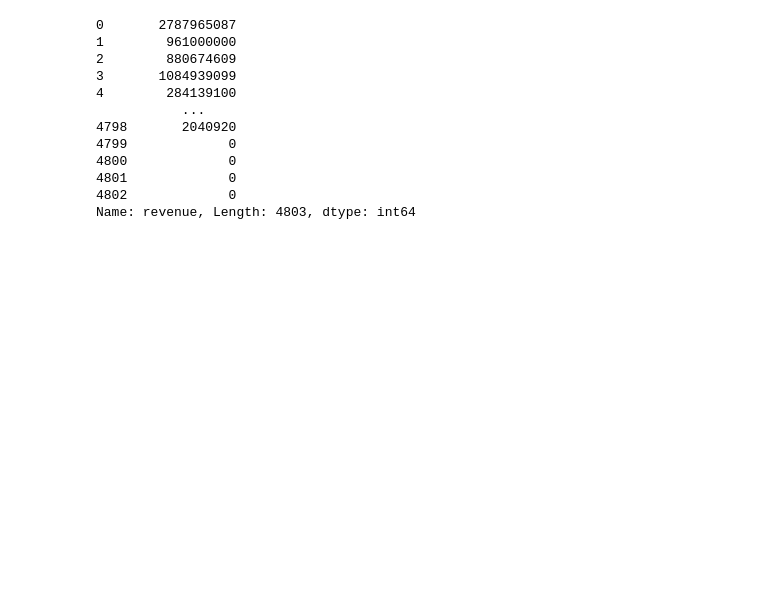
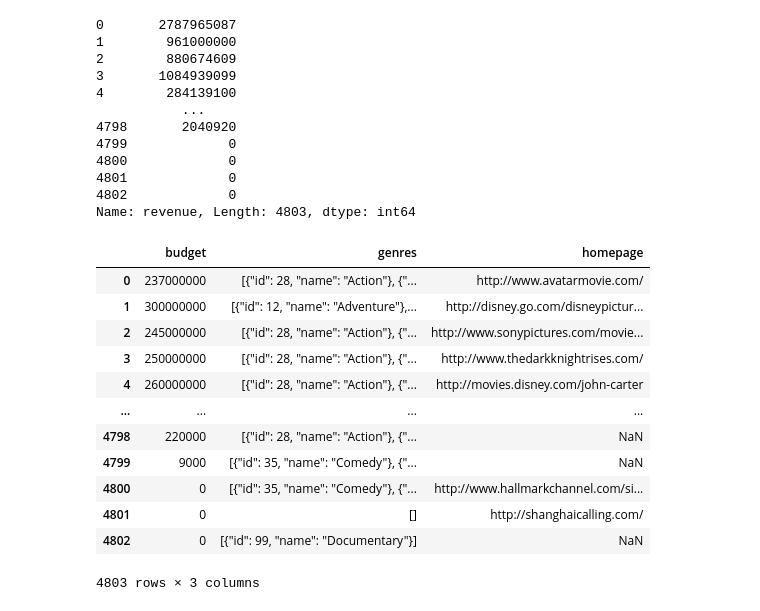
Before and after one commit to 0x31nose/python_tutorial_datascientistus, a Jupyter notebook: Pandas.ipynb, the cells around one changed output. Cells and saved outputs as stored; diff of their text form; code cells hidden in the pictures; blank space fills up the shorter version.

```diff
--- a/Pandas.ipynb
+++ b/Pandas.ipynb
@@ -196,3 +207,20 @@ df.revenue
 4801             0
 4802             0
 Name: revenue, Length: 4803, dtype: int64
+# %%
+# カラムをリストで渡すと任意の列を返してくれる
+df[['budget','genres','homepage']]
+# %% [output]
+|  | budget | genres | homepage |
+| 0 | 237000000 | [{"id": 28, "name": "Action"}, {"... | http://www.avatarmovie.com/ |
+| 1 | 300000000 | [{"id": 12, "name": "Adventure"},... | http://disney.go.com/disneypictur... |
+| 2 | 245000000 | [{"id": 28, "name": "Action"}, {"... | http://www.sonypictures.com/movie... |
+| 3 | 250000000 | [{"id": 28, "name": "Action"}, {"... | http://www.thedarkknightrises.com/ |
+| 4 | 260000000 | [{"id": 28, "name": "Action"}, {"... | http://movies.disney.com/john-carter |
+| ... | ... | ... | ... |
+| 4798 | 220000 | [{"id": 28, "name": "Action"}, {"... | NaN |
+| 4799 | 9000 | [{"id": 35, "name": "Comedy"}, {"... | NaN |
+| 4800 | 0 | [{"id": 35, "name": "Comedy"}, {"... | http://www.hallmarkchannel.com/si... |
+| 4801 | 0 | [] | http://shanghaicalling.com/ |
+| 4802 | 0 | [{"id": 99, "name": "Documentary"}] | NaN |
+4803 rows × 3 columns
```
Also changed, not shown: parts of 15 cells of this notebook.
